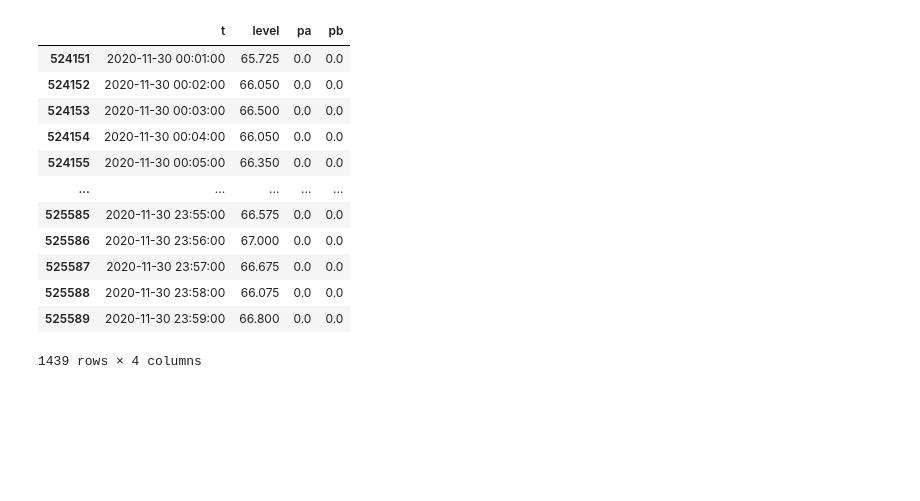
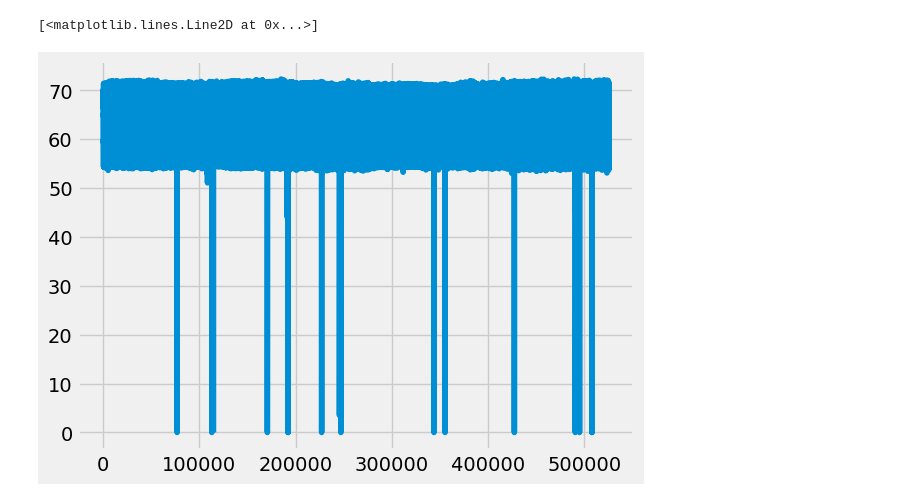
Before and after one commit to iryek-rpi/rpi-pump, a Jupyter notebook: Analysis/test.ipynb, the cells around one changed output. Drawn from its saved outputs; the diff is of its cells as text; code cells hidden in the pictures; blank space fills up the shorter version.

```diff
--- a/Analysis/test.ipynb
+++ b/Analysis/test.ipynb
@@ -28,18 +19,7 @@ df['t'] = pd.DatetimeIndex(df['t'])
 # %%
 df2 = df[df.t>'2020-11-30']
-# %%
-df2
-# %% [output]
-|  | t | level | pa | pb |
-| 524151 | 2020-11-30 00:01:00 | 65.725 | 0.0 | 0.0 |
-| 524152 | 2020-11-30 00:02:00 | 66.050 | 0.0 | 0.0 |
-| 524153 | 2020-11-30 00:03:00 | 66.500 | 0.0 | 0.0 |
-| 524154 | 2020-11-30 00:04:00 | 66.050 | 0.0 | 0.0 |
-| 524155 | 2020-11-30 00:05:00 | 66.350 | 0.0 | 0.0 |
-| ... | ... | ... | ... | ... |
-| 525585 | 2020-11-30 23:55:00 | 66.575 | 0.0 | 0.0 |
-| 525586 | 2020-11-30 23:56:00 | 67.000 | 0.0 | 0.0 |
-| 525587 | 2020-11-30 23:57:00 | 66.675 | 0.0 | 0.0 |
-| 525588 | 2020-11-30 23:58:00 | 66.075 | 0.0 | 0.0 |
-| 525589 | 2020-11-30 23:59:00 | 66.800 | 0.0 | 0.0 |
-1439 rows × 4 columns
+# %%
+plt.plot(df['level'])
+# %% [output]
+[<matplotlib.lines.Line2D at 0x...>]
+[figure, added]
```
Also changed, not shown: parts of 3 cells of this notebook.
